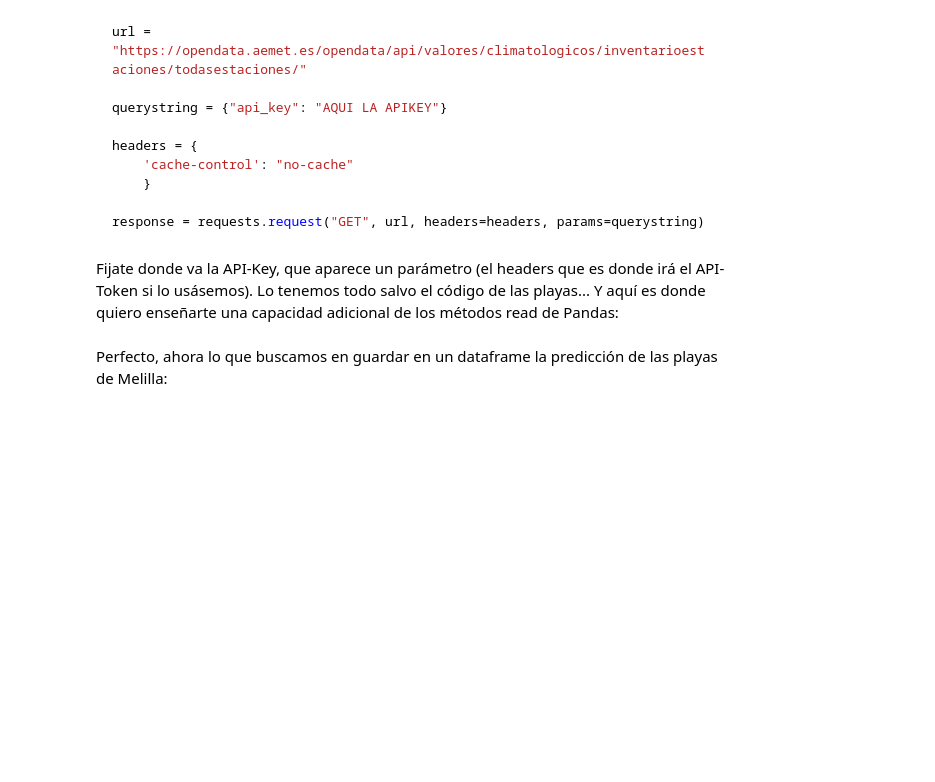
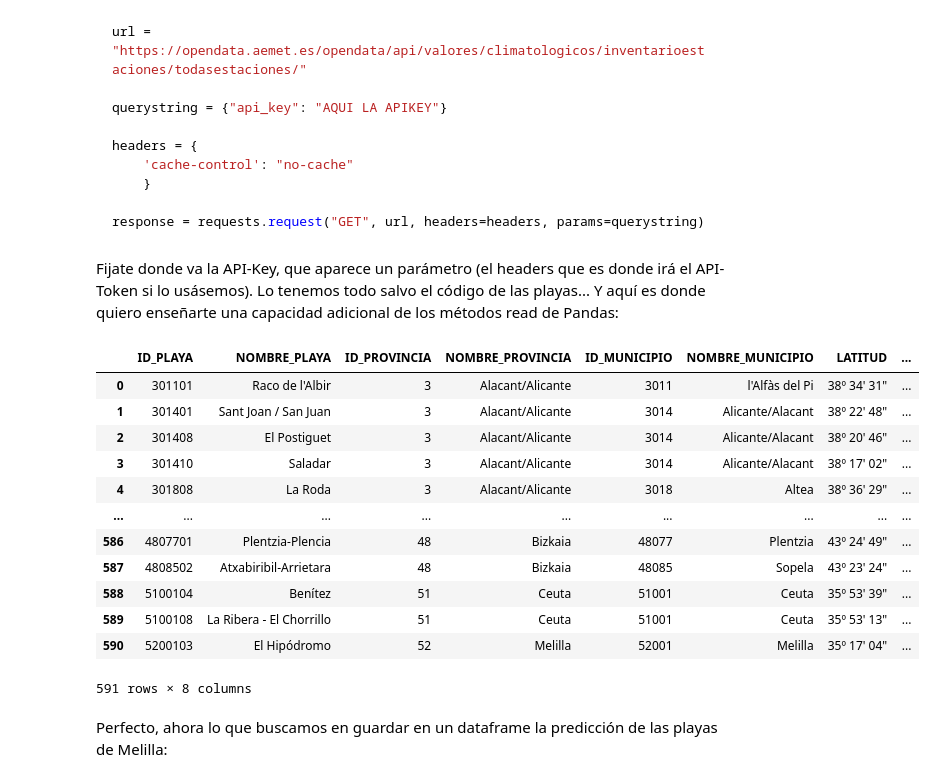
Before and after one commit to MHHsim/DS-Online-Marta-Harana, a Jupyter notebook: 03_Data_Analysis/Sprint_06/Unidad_02_Procesado_Datos_Externos_Web_Scraping_APIs/01_Workout/08_API_II_Ejemplo.ipynb, the cells around one changed output. Saved outputs shown, nothing was run; the diff lists cells and outputs as text; code cells hidden in the pictures; blank space fills up the shorter version.

````diff
--- a/03_Data_Analysis/Sprint_06/Unidad_02_Procesado_Datos_Externos_Web_Scraping_APIs/01_Workout/08_API_II_Ejemplo.ipynb
+++ b/03_Data_Analysis/Sprint_06/Unidad_02_Procesado_Datos_Externos_Web_Scraping_APIs/01_Workout/08_API_II_Ejemplo.ipynb
@@ -44,5 +39,23 @@ response = requests.request("GET", url, headers=headers, params=querystring)
 ```
 # %% [markdown]
 Fijate donde va la API-Key, que aparece un parámetro (el headers que es donde irá el API-Token si lo usásemos). Lo tenemos todo salvo el código de las playas... Y aquí es donde quiero enseñarte una capacidad adicional de los métodos read de Pandas:
+# %%
+url_codigos = "https://www.aemet.es/documentos/es/eltiempo/prediccion/playas/Playas_codigos.csv"
+df_codigos = pd.read_csv(url_codigos, encoding = "latin1", sep = ";")
+df_codigos
+# %% [output]
+|  | ID_PLAYA | NOMBRE_PLAYA | ID_PROVINCIA | NOMBRE_PROVINCIA | ID_MUNICIPIO | NOMBRE_MUNICIPIO | LATITUD | ... |
+| 0 | 301101 | Raco de l'Albir | 3 | Alacant/Alicante | 3011 | l'Alfàs del Pi | 38º 34' 31" | ... |
+| 1 | 301401 | Sant Joan / San Juan | 3 | Alacant/Alicante | 3014 | Alicante/Alacant | 38º 22' 48" | ... |
+| 2 | 301408 | El Postiguet | 3 | Alacant/Alicante | 3014 | Alicante/Alacant | 38º 20' 46" | ... |
+| 3 | 301410 | Saladar | 3 | Alacant/Alicante | 3014 | Alicante/Alacant | 38º 17' 02" | ... |
+| 4 | 301808 | La Roda | 3 | Alacant/Alicante | 3018 | Altea | 38º 36' 29" | ... |
+| ... | ... | ... | ... | ... | ... | ... | ... | ... |
+| 586 | 4807701 | Plentzia-Plencia | 48 | Bizkaia | 48077 | Plentzia | 43º 24' 49" | ... |
+| 587 | 4808502 | Atxabiribil-Arrietara | 48 | Bizkaia | 48085 | Sopela | 43º 23' 24" | ... |
+| 588 | 5100104 | Benítez | 51 | Ceuta | 51001 | Ceuta | 35º 53' 39" | ... |
+| 589 | 5100108 | La Ribera - El Chorrillo | 51 | Ceuta | 51001 | Ceuta | 35º 53' 13" | ... |
+| 590 | 5200103 | El Hipódromo | 52 | Melilla | 52001 | Melilla | 35º 17' 04" | ... |
+591 rows × 8 columns
 # %% [markdown]
 Perfecto, ahora lo que buscamos en guardar en un dataframe la predicción de las playas de Melilla:
````
Also changed, not shown: parts of 12 cells of this notebook.
